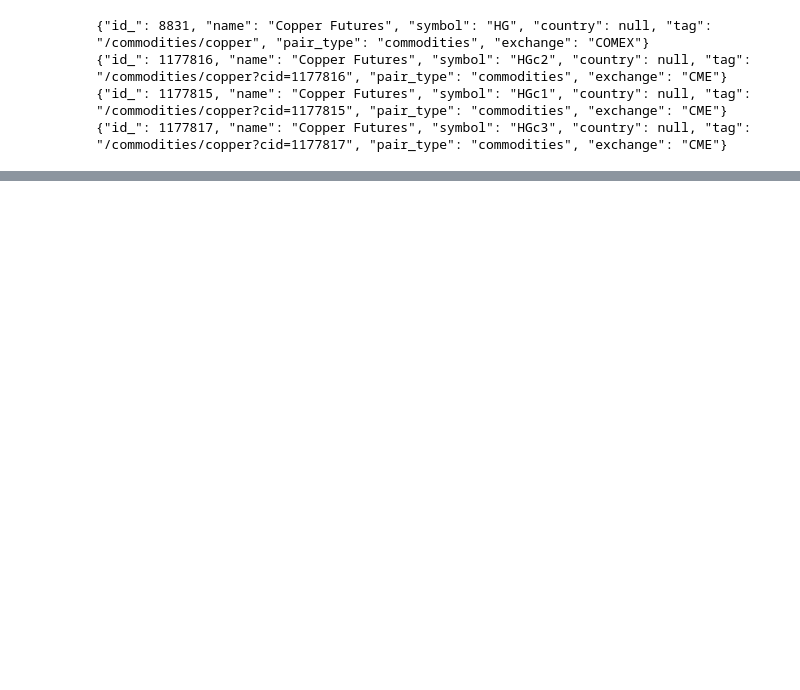
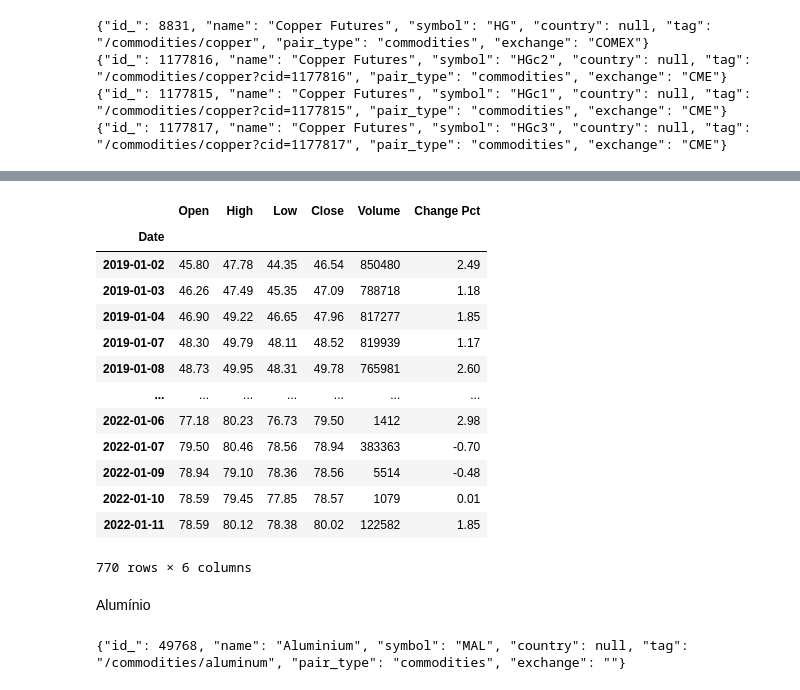
Before and after one commit to MatheusMDi/price, a Jupyter notebook: investpyDINIZ.ipynb, the cells around one changed output, grey strips where cells are left out. Cells and saved outputs as stored; diff of their text form; code cells hidden in the pictures; blank space fills up the shorter version.

```diff
--- a/investpyDINIZ.ipynb
+++ b/investpyDINIZ.ipynb
@@ -65,0 +52,4 @@ Moedas
+# %%
+oil_results = inv.search_quotes(text = 'Crude Oil WTI', products=['commodities'], countries=['united states'], n_results=50)
+for oil_results in oil_results:
+  print(oil_results)
@@ -65,0 +61,26 @@ Moedas
+# %%
+oil = oil_results.retrieve_historical_data(from_date='01/01/2019', to_date= data)
+oil
+# %% [output]
+|  | Open | High | Low | Close | Volume | Change Pct |
+| Date |  |  |  |  |  |  |
+| 2019-01-02 | 45.80 | 47.78 | 44.35 | 46.54 | 850480 | 2.49 |
+| 2019-01-03 | 46.26 | 47.49 | 45.35 | 47.09 | 788718 | 1.18 |
+| 2019-01-04 | 46.90 | 49.22 | 46.65 | 47.96 | 817277 | 1.85 |
+| 2019-01-07 | 48.30 | 49.79 | 48.11 | 48.52 | 819939 | 1.17 |
+| 2019-01-08 | 48.73 | 49.95 | 48.31 | 49.78 | 765981 | 2.60 |
+| ... | ... | ... | ... | ... | ... | ... |
+| 2022-01-06 | 77.18 | 80.23 | 76.73 | 79.50 | 1412 | 2.98 |
+| 2022-01-07 | 79.50 | 80.46 | 78.56 | 78.94 | 383363 | -0.70 |
+| 2022-01-09 | 78.94 | 79.10 | 78.36 | 78.56 | 5514 | -0.48 |
+| 2022-01-10 | 78.59 | 79.45 | 77.85 | 78.57 | 1079 | 0.01 |
+| 2022-01-11 | 78.59 | 80.12 | 78.38 | 80.02 | 122582 | 1.85 |
+770 rows × 6 columns
+# %% [markdown]
+Alumínio
+# %%
+alu_results = inv.search_quotes(text = 'Aluminium', products=['commodities'], n_results=50)
+for alu_results in alu_results[0:1]:
+  print(alu_results)
+# %% [output]
+{"id_": 49768, "name": "Aluminium", "symbol": "MAL", "country": null, "tag": "/commodities/aluminum", "pair_type": "commodities", "exchange": ""}
```
Also changed, not shown: parts of 19 cells of this notebook.
